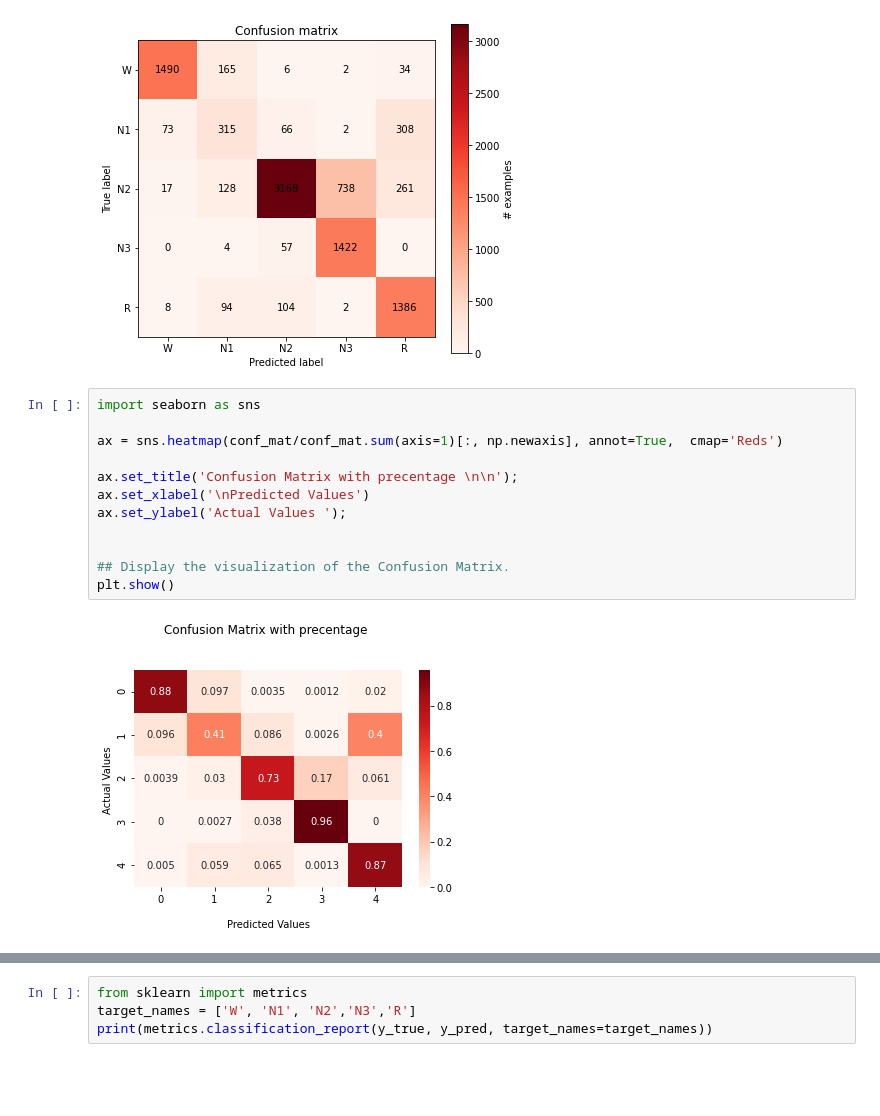
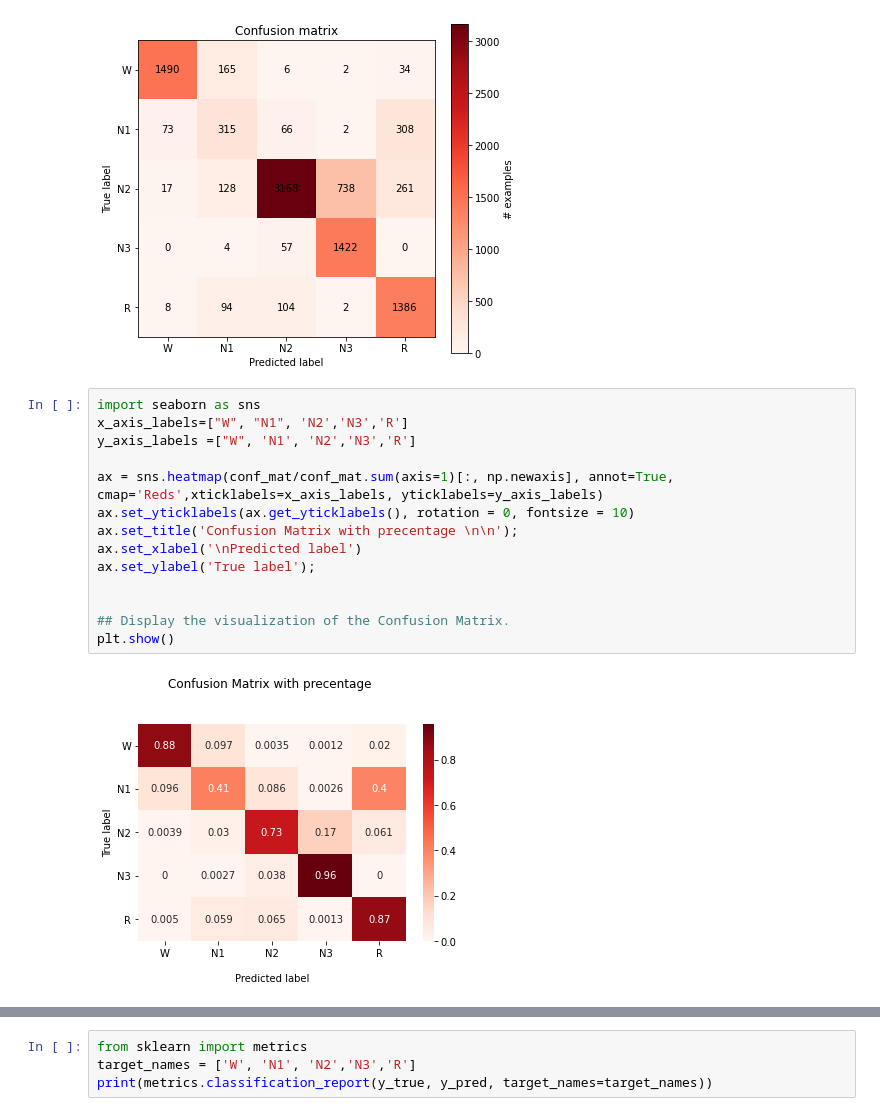
Before and after one commit to rakaUconn/Sleep_stage_classification, a Jupyter notebook: sleep_stage_classification.ipynb, the cells around one changed output, grey strips where cells are left out. Saved outputs shown, nothing was run; the diff lists cells and outputs as text; blank space fills up the shorter version.

```diff
--- a/sleep_stage_classification.ipynb
+++ b/sleep_stage_classification.ipynb
@@ -779,15 +784,17 @@ plot_confusion_matrix(conf_mat, classes_mapping);
 [figure]
 # %%
 import seaborn as sns
+x_axis_labels=["W", "N1", 'N2','N3','R']
+y_axis_labels =["W", 'N1', 'N2','N3','R']
 
-ax = sns.heatmap(conf_mat/conf_mat.sum(axis=1)[:, np.newaxis], annot=True,  cmap='Reds')
-
+ax = sns.heatmap(conf_mat/conf_mat.sum(axis=1)[:, np.newaxis], annot=True,  cmap='Reds',xticklabels=x_axis_labels, yticklabels=y_axis_labels)
+ax.set_yticklabels(ax.get_yticklabels(), rotation = 0, fontsize = 10)
 ax.set_title('Confusion Matrix with precentage \n\n');
-ax.set_xlabel('\nPredicted Values')
-ax.set_ylabel('Actual Values ');
+ax.set_xlabel('\nPredicted label')
+ax.set_ylabel('True label');
 
 
 ## Display the visualization of the Confusion Matrix.
 plt.show()
 # %% [output]
-[figure, old version]
+[figure, new version]
```
Also changed, not shown: parts of 4 cells of this notebook, 7 other files.
